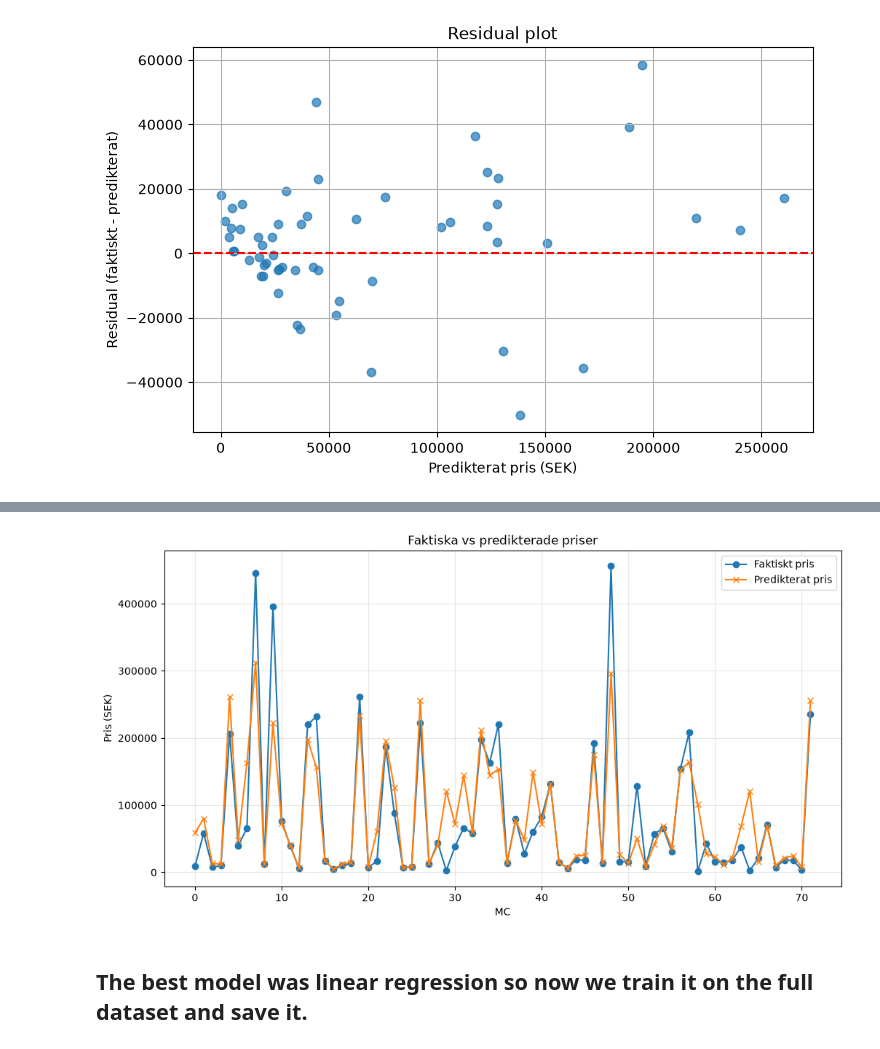
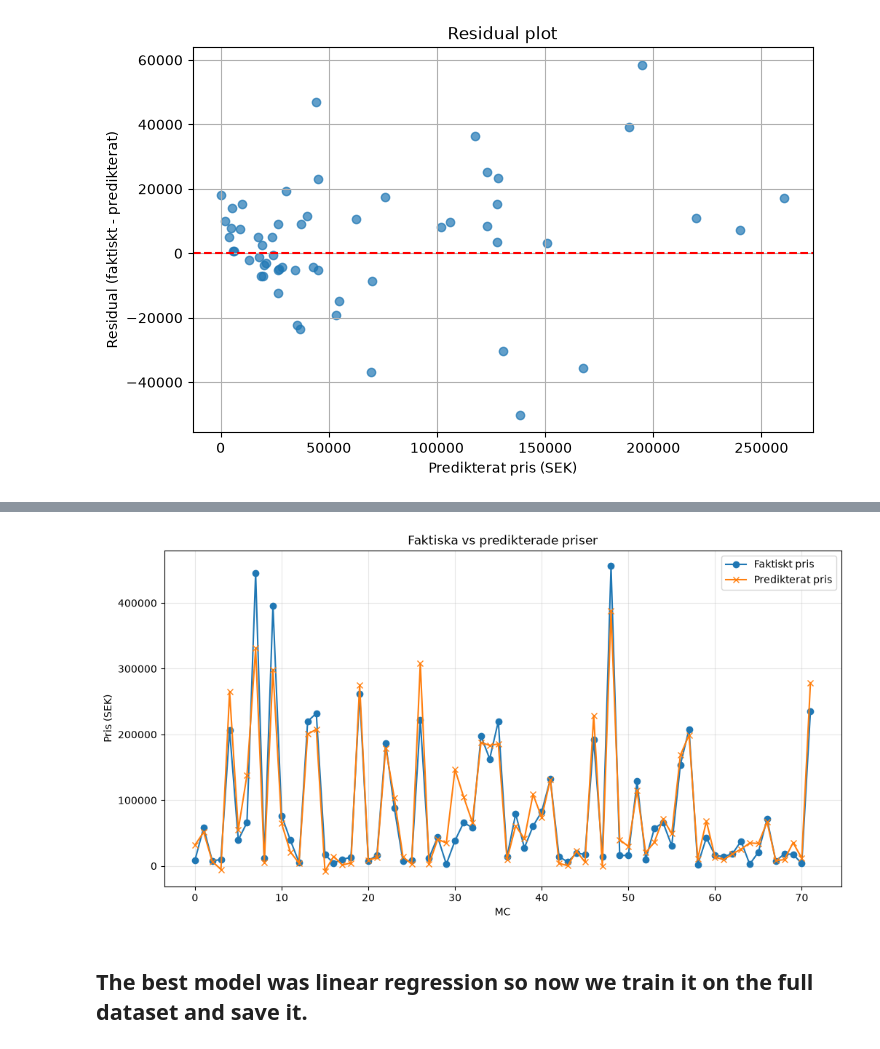
Before and after one commit to Piexgear/mc_match, a Jupyter notebook: models/valuation.ipynb, the cells around one changed output, grey strips where cells are left out. Cells and saved outputs as stored; diff of their text form; code cells hidden in the pictures.

```diff
--- a/models/valuation.ipynb
+++ b/models/valuation.ipynb
@@ -336,6 +230,7 @@ lin_reg = Pipeline([
     ("model", LinearRegression())])
 lin_reg.fit(x_train, y_train)
 lin_reg_pred = lin_reg.predict(x_val)
+lin_reg_test_pred = lin_reg.predict(x_test)
 # %%
 def regression_metrics(y_true, y_pred):
     return {
@@ -394,18 +338,18 @@ plt.show()
 # %%
 plt.figure(figsize=(12, 6))
 
 plt.plot(y_test.values, label="Faktiskt pris", marker="o")
-plt.plot(y_pred, label="Predikterat pris", marker="x")
+plt.plot(lin_reg_test_pred, label="Predikterat pris", marker="x")
 
 plt.xlabel("MC")
 plt.ylabel("Pris (SEK)")
 plt.title("Faktiska vs predikterade priser")
 plt.legend()
 plt.grid(alpha=0.3)
 
 plt.show()
 # %% [output]
-[figure, old version]
+[figure, new version]
 # %% [markdown]
 ## The best model was linear regression so now we train it on the full dataset and save it.
 # %%
```
Also changed, not shown: parts of 15 cells of this notebook, 4 other files.
